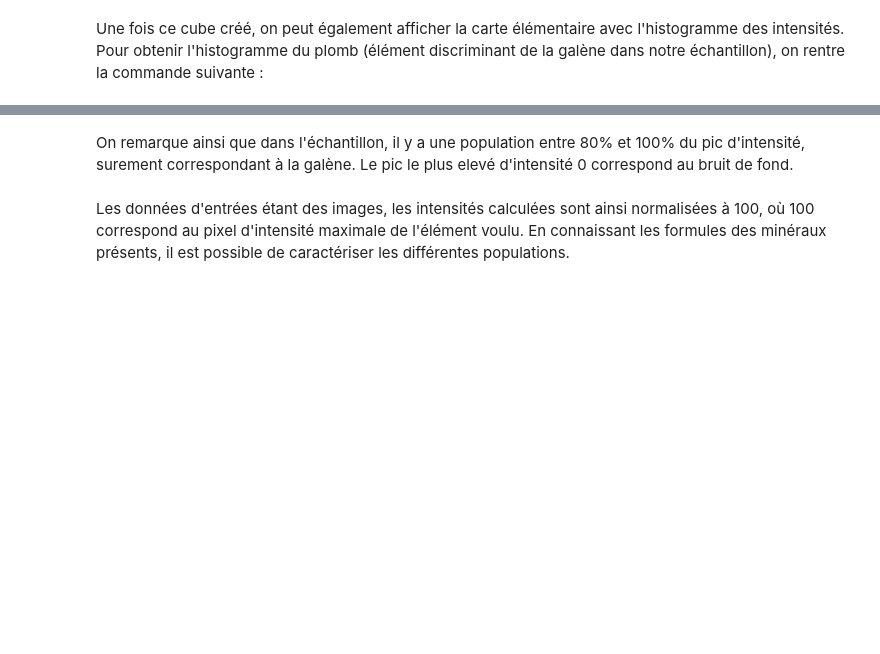
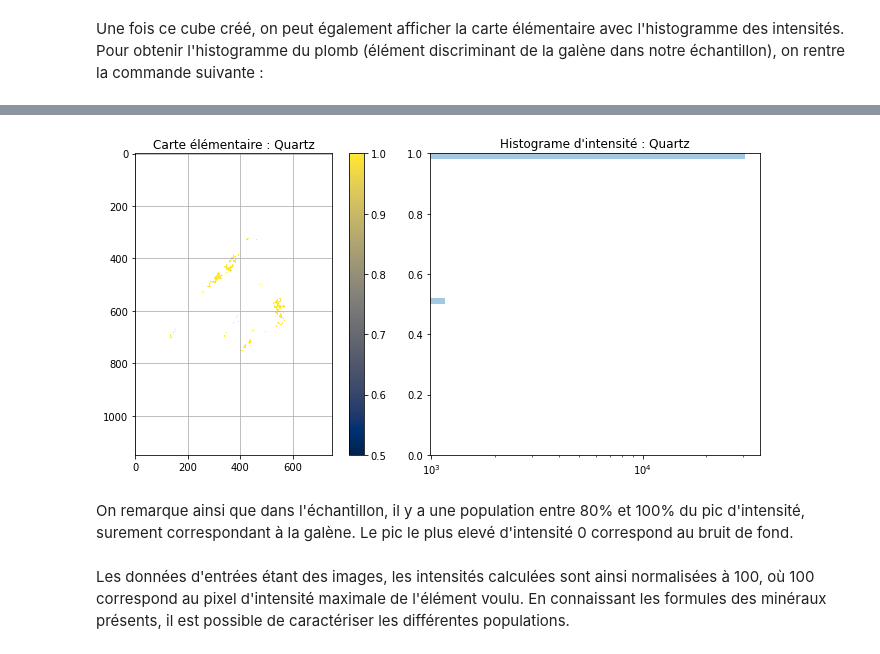
Before and after one commit to hameye/MARCIA, a Jupyter notebook: docs/examples/Tutorial.ipynb, the cells around one changed output, grey strips where cells are left out. Cells and saved outputs as stored; diff of their text form; code cells hidden in the pictures; blank space fills up the shorter version.

Commit message:
Restructuration of existing code. Creation of datacube and mask classes

```diff
--- a/docs/examples/Tutorial.ipynb
+++ b/docs/examples/Tutorial.ipynb
@@ -85,3 +67,9 @@ cm.get_hist('Pb')
+# %%
+mineral_cube = mc.mineralcube_creation(data,mask)
+# %%
+mc.hist(mineral_cube,'Quartz')
+# %% [output]
+[figure, added]
 # %% [markdown]
 On remarque ainsi que dans l'échantillon, il y a une population entre 80% et 100% du pic d'intensité, surement correspondant à la galène. Le pic le plus elevé d'intensité 0 correspond au bruit de fond.
 # %% [markdown]
```
Also changed, not shown: parts of 24 cells of this notebook, 16 other files.
